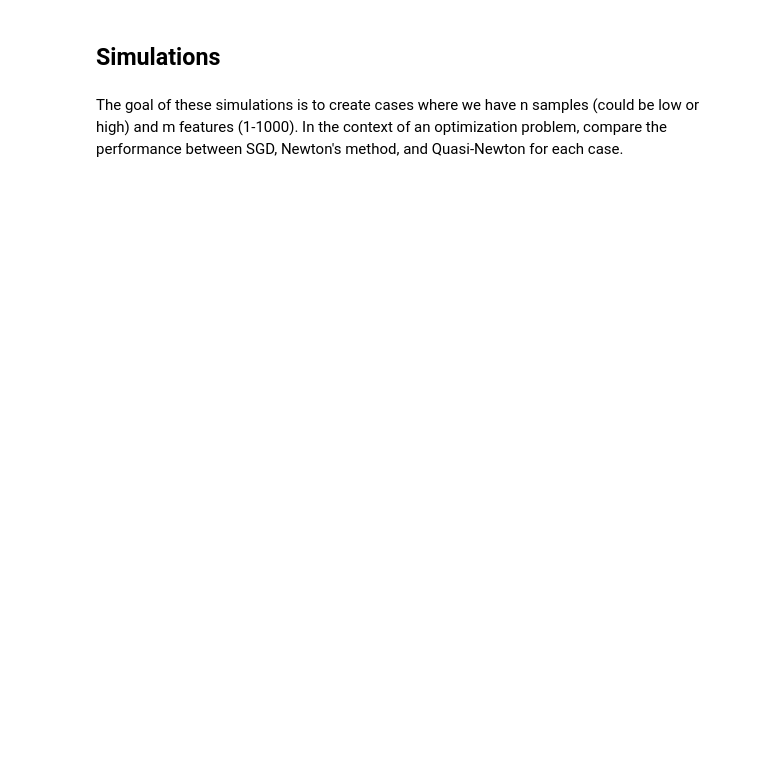
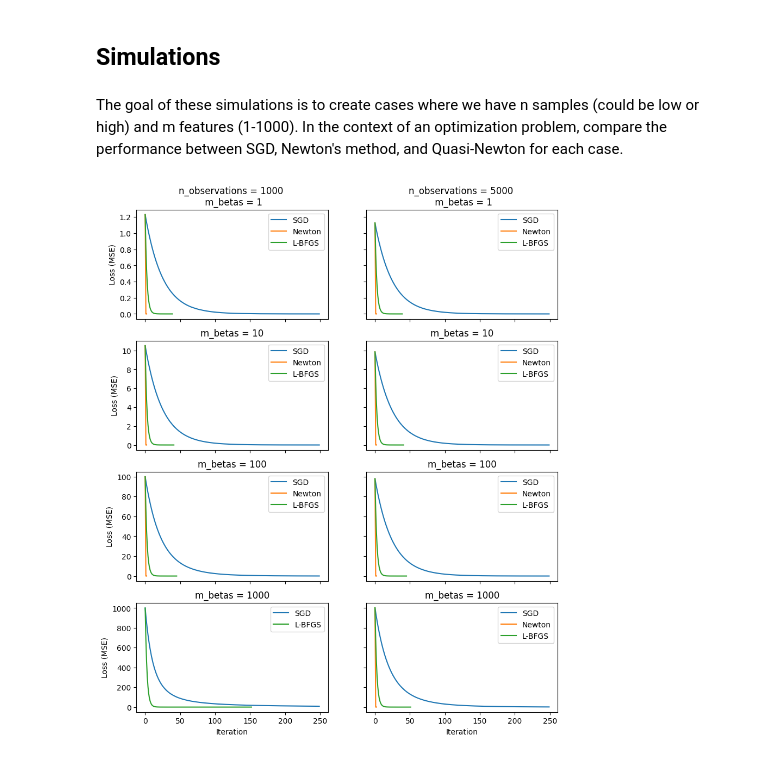
Before and after one commit to ryanhammonds/dsc210, a Jupyter notebook: notebooks/02_Simulations.ipynb, the cells around one changed output. Drawn from its saved outputs; the diff is of its cells as text; code cells hidden in the pictures; blank space fills up the shorter version.

Commit message:
update simulation figures

```diff
--- a/notebooks/02_Simulations.ipynb
+++ b/notebooks/02_Simulations.ipynb
@@ -17,7 +17,7 @@ The goal of these simulations is to create cases where we have n samples (could
 # %%
 # Functions for saving/loading results
 def save_data(n, n_sim, n_epochs):
-    file = 'sim_data_'+str(n)+'-obs_'+str(n_sim)+'-sims_'+str(n_epochs)+'-epochs.npz'
+    file = '../results/sim_data_'+str(n)+'-obs_'+str(n_sim)+'-sims_'+str(n_epochs)+'-epochs.npz'
     np.savez(file, beta_mse=beta_mse, elapsed_time=elapsed_time,loss_history = loss_history)
 
 def load_data(fname):
@@ -240,18 +146,35 @@ for i in range(4):
-# %%
-for i in range(4):
-    fig, axes = plt.subplots(figsize=(12, 4), ncols=2)
-
-    axes[0].violinplot(get_finite_vals(beta_mse['sgd'][i]))
-    axes[0].violinplot(get_finite_vals(beta_mse['lbfgs'][i]), positions=[1.5])
-
-    axes[1].violinplot(get_finite_vals(beta_mse['sgd'][i]))
-    axes[1].violinplot(get_finite_vals(beta_mse['lbfgs'][i]), positions=[1.5])
-
-    axes[0].set_xticks([1, 1.5], ['SGD', 'LBFGS'])
-    axes[1].set_xticks([1, 1.5], ['SGD', 'LBFGS'])
-
-    axes[0].set_title(f'MSE: {ms[i]} betas')
-    axes[1].set_title(f'SGD vs LBFGS : {ms[i]} betas')
-
-    axes[0].set_ylabel('MSE')
-    axes[1].set_ylabel('MSE')
+# %%
+fig, axes = plt.subplots(nrows=4, ncols=2, figsize=(10, 12), sharex=True, sharey='row')
+
+for i, lh in enumerate([loss_history_1000, loss_history_5000]):
+
+    for j, m in enumerate(ms):
+        axes[j][i].plot(np.nanmean(lh['sgd'][j], axis=0), label='SGD')
+
+        if i != 0 or j != 3:
+            axes[j][i].plot(np.nanmean(lh['newton'][j], axis=0), label='Newton')
+
+
+        axes[j][i].plot(np.nanmean(lh['lbfgs'][j], axis=0), color='C2', label='L-BFGS')
+
+        n_obs = 1000 if i == 0 else 5000
+
+        if i == 0:
+            axes[j][i].set_ylabel('Loss (MSE)')
+
+        if j == 3:
+            axes[j][i].set_xlabel('Iteration')
+
+        if j == 0:
+            title = f'n_observations = {n_obs} \n m_betas = {m}'
+        else:
+            title = f'm_betas = {m}'
+
+        axes[j][i].set_title(title)
+
+        axes[j][i].legend();
+
+
+plt.savefig('../results/loss.png')
+# %% [output]
+[figure, added]
```
Also changed, not shown: parts of 9 cells of this notebook, 2 other files.
